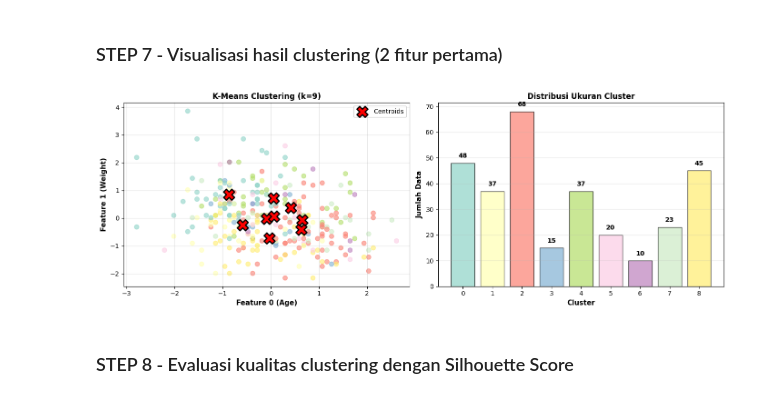
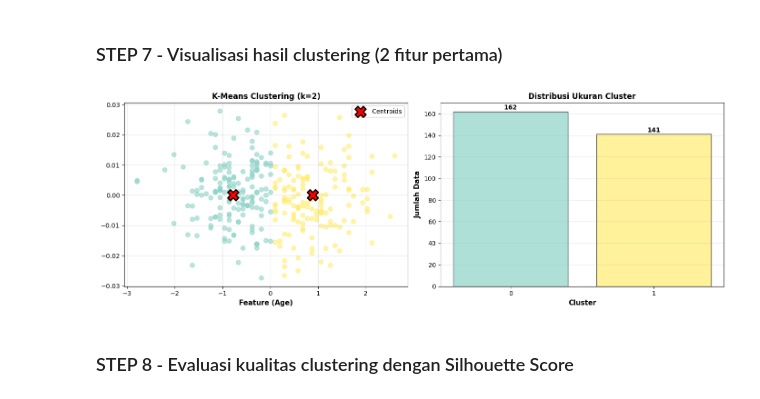
Before and after one commit to Muff712/ML, a Jupyter notebook: TUBES.ipynb, the cells around one changed output. Cells and saved outputs as stored; diff of their text form; code cells hidden in the pictures.

```diff
--- a/TUBES.ipynb
+++ b/TUBES.ipynb
@@ -311,14 +337,9 @@ weighted avg       0.68      0.43      0.42        76
 # %% [markdown]
 ### STEP 1 - Data Preparation
 # %%
+cluster_df = X_full[['Age']].copy()
 
-
-cluster_df = df.select_dtypes(include=[np.number]).drop(columns=[target], errors='ignore')
-if 'No' in cluster_df.columns:
-    cluster_df = cluster_df.drop(columns=['No'])
+features_used = list(cluster_df.columns)
 
 scaler_cluster = StandardScaler()
 X_cluster = scaler_cluster.fit_transform(cluster_df)
-
-print("Ukuran data klastering:", X_cluster.shape)
-print(f"Fitur yang digunakan: {list(cluster_df.columns)}")
@@ -405,7 +483,7 @@ plt.show()
 # %% [markdown]
 ### STEP 5 - Training K-Means dengan k optimal
 # %%
-optimal_k = 9
-
+# Gunakan optimal_k yang ditentukan oleh sel sebelumnya
+print(f"Menggunakan optimal_k = {optimal_k}")
 labels, centroids = kmeans_simple(X_cluster, k=optimal_k)
 # %% [output]
@@ -440,30 +512,44 @@ Distribusi anggota cluster:
 # %%
 fig, axes = plt.subplots(1, 2, figsize=(14, 5))
 
-scatter = axes[0].scatter(X_cluster[:, 0], X_cluster[:, 1], c=labels, cmap='Set3', alpha=0.6, s=50)
-axes[0].scatter(centroids[:, 0], centroids[:, 1], marker='X', s=300, c='red',
-                edgecolors='black', linewidths=2, label='Centroids', zorder=5)
-axes[0].set_xlabel(f"Feature 0 ({cluster_df.columns[0]})", fontsize=11, fontweight='bold')
-axes[0].set_ylabel(f"Feature 1 ({cluster_df.columns[1]})", fontsize=11, fontweight='bold')
+n_features = X_cluster.shape[1]
+
+if n_features == 1:
+    x = X_cluster[:, 0]
+    y = np.zeros_like(x) + np.random.normal(scale=0.01, size=len(x))
+    scatter = axes[0].scatter(x, y, c=labels, cmap='Set3', alpha=0.6, s=50)
+    # centroids at y=0
+    axes[0].scatter(centroids[:, 0], np.zeros(len(centroids)), marker='X', s=300, c='red',
+                    edgecolors='black', linewidths=2, label='Centroids', zorder=5)
+    axes[0].set_xlabel(f"Feature ({cluster_df.columns[0]})", fontsize=11, fontweight='bold')
+    axes[0].set_ylabel('', fontsize=11)
+else:
+    scatter = axes[0].scatter(X_cluster[:, 0], X_cluster[:, 1], c=labels, cmap='Set3', alpha=0.6, s=50)
+    axes[0].scatter(centroids[:, 0], centroids[:, 1], marker='X', s=300, c='red',
+                    edgecolors='black', linewidths=2, label='Centroids', zorder=5)
+    axes[0].set_xlabel(f"Feature 0 ({cluster_df.columns[0]})", fontsize=11, fontweight='bold')
+    axes[0].set_ylabel(f"Feature 1 ({cluster_df.columns[1]})", fontsize=11, fontweight='bold')
+
 axes[0].set_title(f"K-Means Clustering (k={optimal_k})", fontsize=12, fontweight='bold')
 axes[0].legend()
 axes[0].grid(True, alpha=0.3)
 
+# bar plot (cluster sizes)
 colors = plt.cm.Set3(np.linspace(0, 1, optimal_k))
 axes[1].bar(cluster_dist['Cluster'].astype(str), cluster_dist['Jumlah Data'],
             color=colors, alpha=0.7, edgecolor='black')
 axes[1].set_xlabel('Cluster', fontsize=11, fontweight='bold')
 axes[1].set_ylabel('Jumlah Data', fontsize=11, fontweight='bold')
 axes[1].set_title('Distribusi Ukuran Cluster', fontsize=12, fontweight='bold')
 axes[1].grid(True, alpha=0.3, axis='y')
 
 for i, (cluster, count) in enumerate(zip(cluster_dist['Cluster'], cluster_dist['Jumlah Data'])):
     axes[1].text(i, count + 2, f"{count}", ha='center', fontsize=10, fontweight='bold')
 
 plt.tight_layout()
 plt.show()
 # %% [output]
-[figure, old version]
+[figure, new version]
 # %% [markdown]
 ### STEP 8 - Evaluasi kualitas clustering dengan Silhouette Score
 # %%
```
Also changed, not shown: parts of 13 cells of this notebook, 9 other files.
